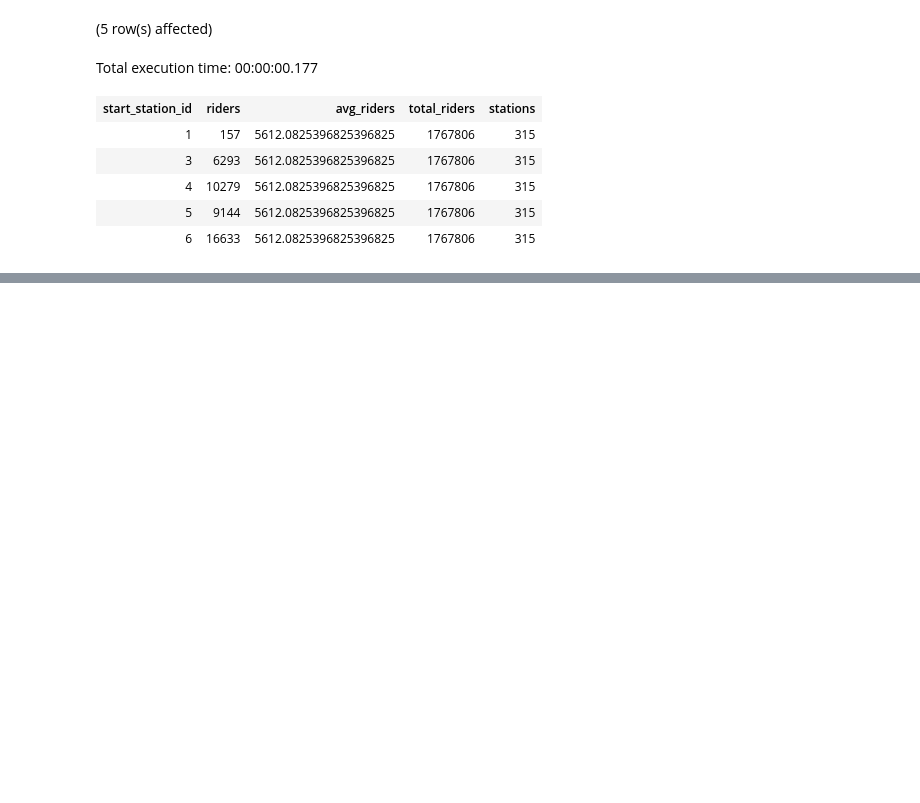
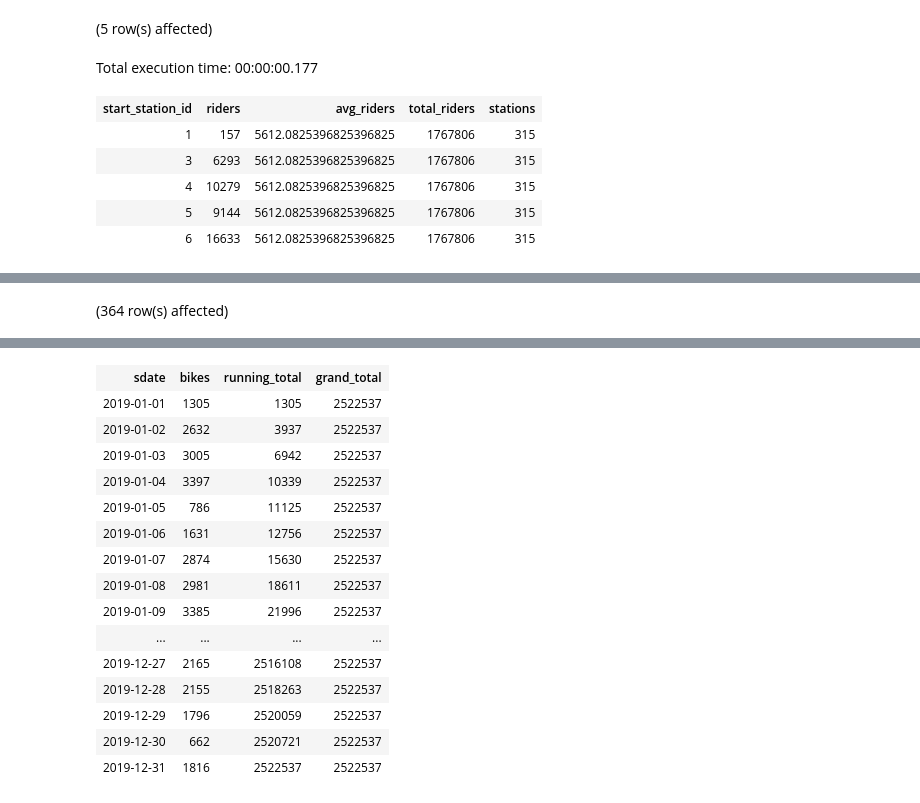
Before and after one commit to datapointchris/boston-bluebikes, a Jupyter notebook: windowfunctions.ipynb, the cells around one changed output, grey strips where cells are left out. Saved outputs shown, nothing was run; the diff lists cells and outputs as text; code cells hidden in the pictures; blank space fills up the shorter version.

```diff
--- a/windowfunctions.ipynb
+++ b/windowfunctions.ipynb
@@ -95,0 +112,18 @@ Total execution time: 00:00:01.553
+# %%
+with bike_counts as (
+select
+count(bike_id) as bikes,
+date(start_time) as sdate
+from bluebikes_2019
+group by sdate
+)
+
+select
+sdate,
+bikes,
+sum(bikes) over(order by sdate rows between unbounded preceding and current row) as running_total,
+sum(bikes) over(order by sdate rows between unbounded preceding and unbounded following) as grand_total
+from bike_counts
+order by sdate;
+# %% [output]
+(364 row(s) affected)
@@ -95,0 +131,16 @@ Total execution time: 00:00:01.553
+| sdate | bikes | running_total | grand_total |
+| 2019-01-01 | 1305 | 1305 | 2522537 |
+| 2019-01-02 | 2632 | 3937 | 2522537 |
+| 2019-01-03 | 3005 | 6942 | 2522537 |
+| 2019-01-04 | 3397 | 10339 | 2522537 |
+| 2019-01-05 | 786 | 11125 | 2522537 |
+| 2019-01-06 | 1631 | 12756 | 2522537 |
+| 2019-01-07 | 2874 | 15630 | 2522537 |
+| 2019-01-08 | 2981 | 18611 | 2522537 |
+| 2019-01-09 | 3385 | 21996 | 2522537 |
+| ... | ... | ... | ... |
+| 2019-12-27 | 2165 | 2516108 | 2522537 |
+| 2019-12-28 | 2155 | 2518263 | 2522537 |
+| 2019-12-29 | 1796 | 2520059 | 2522537 |
+| 2019-12-30 | 662 | 2520721 | 2522537 |
+| 2019-12-31 | 1816 | 2522537 | 2522537 |
```
Also changed, not shown: parts of 2 cells of this notebook.
